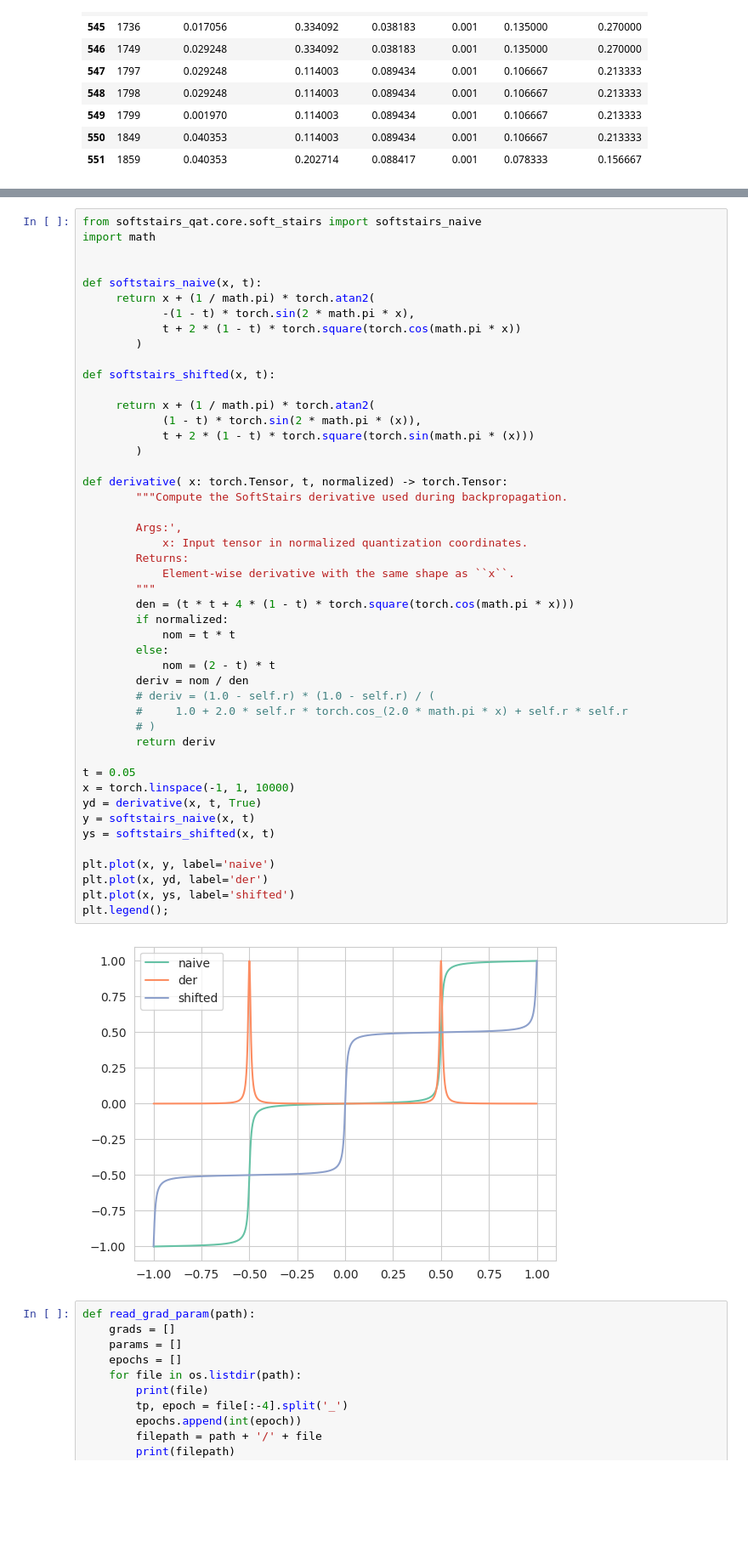
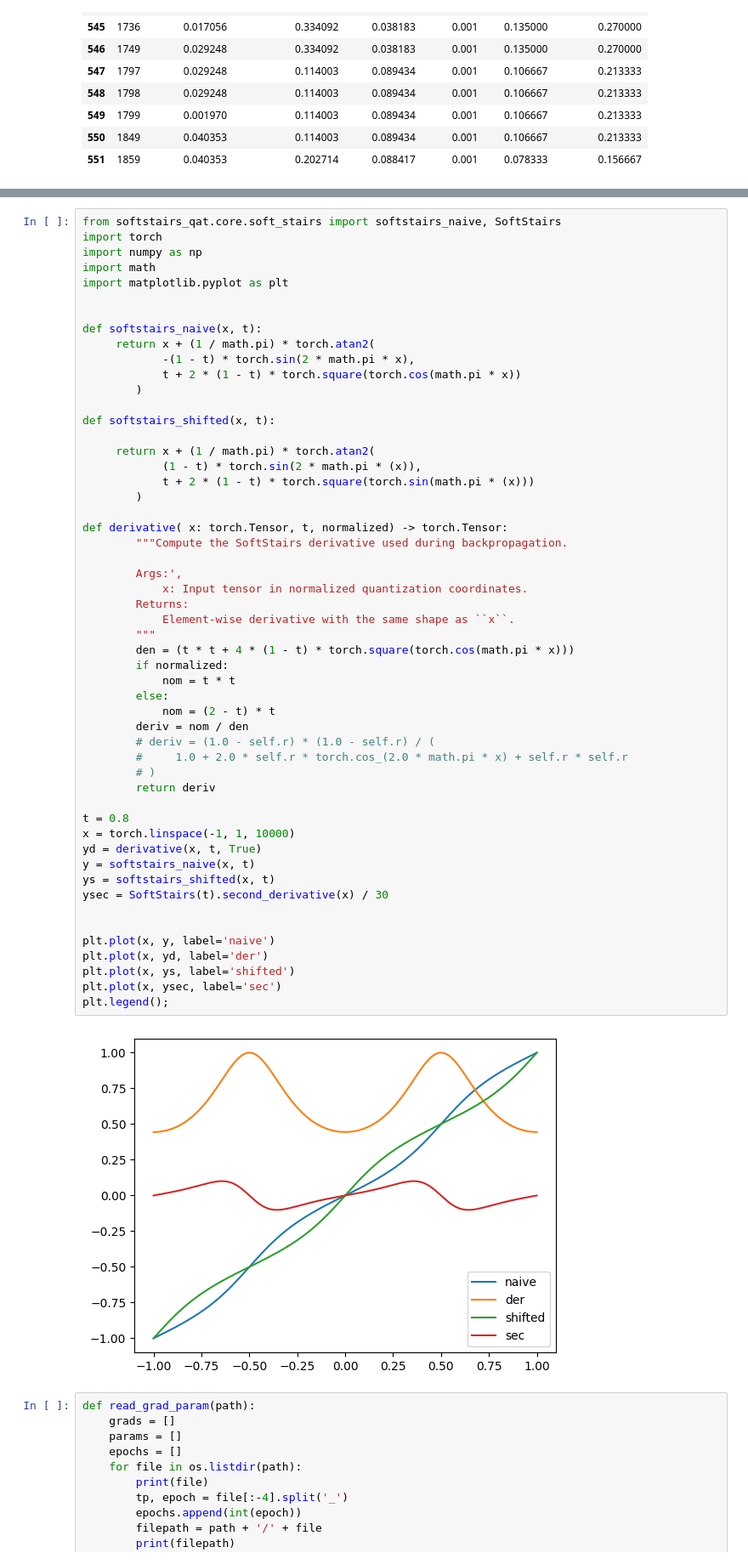
Before and after one commit to data-satanism/SoftStairs-QAT, a Jupyter notebook: experiments/CV/inception_stl10.ipynb, the cells around one changed output, grey strips where cells are left out. Shown at 85% size. Cells and saved outputs as stored; diff of their text form; blank space fills up the shorter version.

```diff
--- a/experiments/CV/inception_stl10.ipynb
+++ b/experiments/CV/inception_stl10.ipynb
@@ -695,6 +801,9 @@ plot_comparison(
 # %%
-from softstairs_qat.core.soft_stairs import softstairs_naive
+from softstairs_qat.core.soft_stairs import softstairs_naive, SoftStairs
+import torch
+import numpy as np
 import math
+import matplotlib.pyplot as plt
 
 
 def softstairs_naive(x, t):
@@ -712,35 +821,38 @@ def softstairs_shifted(x, t):
 
 def derivative( x: torch.Tensor, t, normalized) -> torch.Tensor:
         """Compute the SoftStairs derivative used during backpropagation.
 
         Args:',
             x: Input tensor in normalized quantization coordinates.
         Returns:
             Element-wise derivative with the same shape as ``x``.
         """
         den = (t * t + 4 * (1 - t) * torch.square(torch.cos(math.pi * x)))
         if normalized:
             nom = t * t
         else:
             nom = (2 - t) * t
         deriv = nom / den
         # deriv = (1.0 - self.r) * (1.0 - self.r) / (
         #     1.0 + 2.0 * self.r * torch.cos_(2.0 * math.pi * x) + self.r * self.r
         # )
         return deriv
 
-t = 0.05
+t = 0.8
 x = torch.linspace(-1, 1, 10000)
 yd = derivative(x, t, True)
 y = softstairs_naive(x, t)
 ys = softstairs_shifted(x, t)
+ysec = SoftStairs(t).second_derivative(x) / 30
+
 
 plt.plot(x, y, label='naive')
 plt.plot(x, yd, label='der')
 plt.plot(x, ys, label='shifted')
+plt.plot(x, ysec, label='sec')
 plt.legend();
 # %% [output]
-[figure, old version]
+[figure, new version]
 # %%
 def read_grad_param(path):
     grads = []
```
Also changed, not shown: parts of 14 cells of this notebook, 1 other file.
